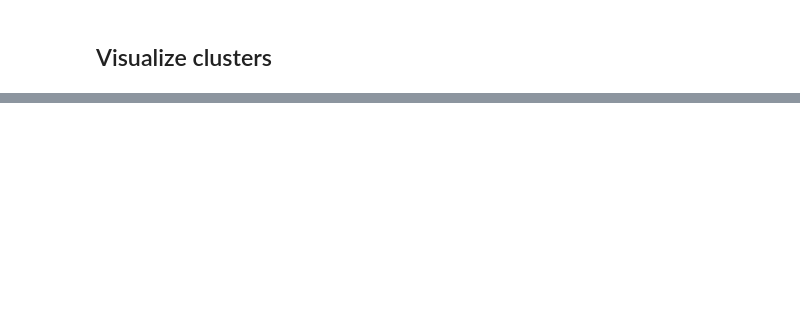
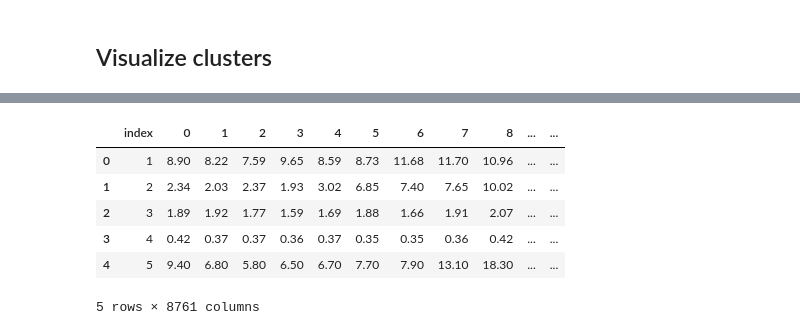
Before and after one commit to TheoZan/CL, a Jupyter notebook: test_clustering/test_cluster.ipynb, the cells around one changed output, grey strips where cells are left out. Cells and saved outputs as stored; diff of their text form; code cells hidden in the pictures; blank space fills up the shorter version.

```diff
--- a/test_clustering/test_cluster.ipynb
+++ b/test_clustering/test_cluster.ipynb
@@ -213,0 +151,16 @@ print(classes)
+# %%
+env2 = CityLearnEnv(schema='citylearn_challenge_2020_climate_zone_2')
+
+data2 = pd.DataFrame(columns=range(8760))
+for i,e in enumerate(env2.buildings):
+    data2.loc[data2.shape[0]+1] = e.energy_simulation.non_shiftable_load
+data2 = data2.reset_index(False)
+data2.head()
+# %% [output]
+|  | index | 0 | 1 | 2 | 3 | 4 | 5 | 6 | 7 | 8 | ... | ... |
+| 0 | 1 | 8.90 | 8.22 | 7.59 | 9.65 | 8.59 | 8.73 | 11.68 | 11.70 | 10.96 | ... | ... |
+| 1 | 2 | 2.34 | 2.03 | 2.37 | 1.93 | 3.02 | 6.85 | 7.40 | 7.65 | 10.02 | ... | ... |
+| 2 | 3 | 1.89 | 1.92 | 1.77 | 1.59 | 1.69 | 1.88 | 1.66 | 1.91 | 2.07 | ... | ... |
+| 3 | 4 | 0.42 | 0.37 | 0.37 | 0.36 | 0.37 | 0.35 | 0.35 | 0.36 | 0.42 | ... | ... |
+| 4 | 5 | 9.40 | 6.80 | 5.80 | 6.50 | 6.70 | 7.70 | 7.90 | 13.10 | 18.30 | ... | ... |
+5 rows × 8761 columns
```
Also changed, not shown: parts of 16 cells of this notebook.
